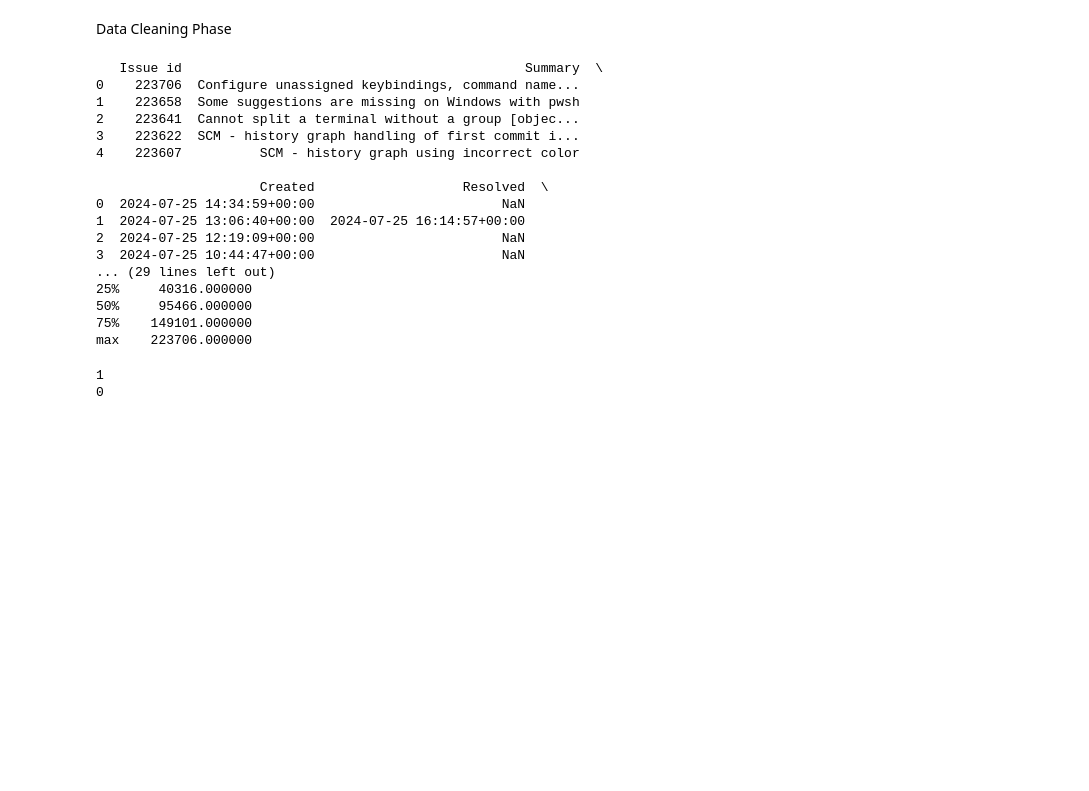
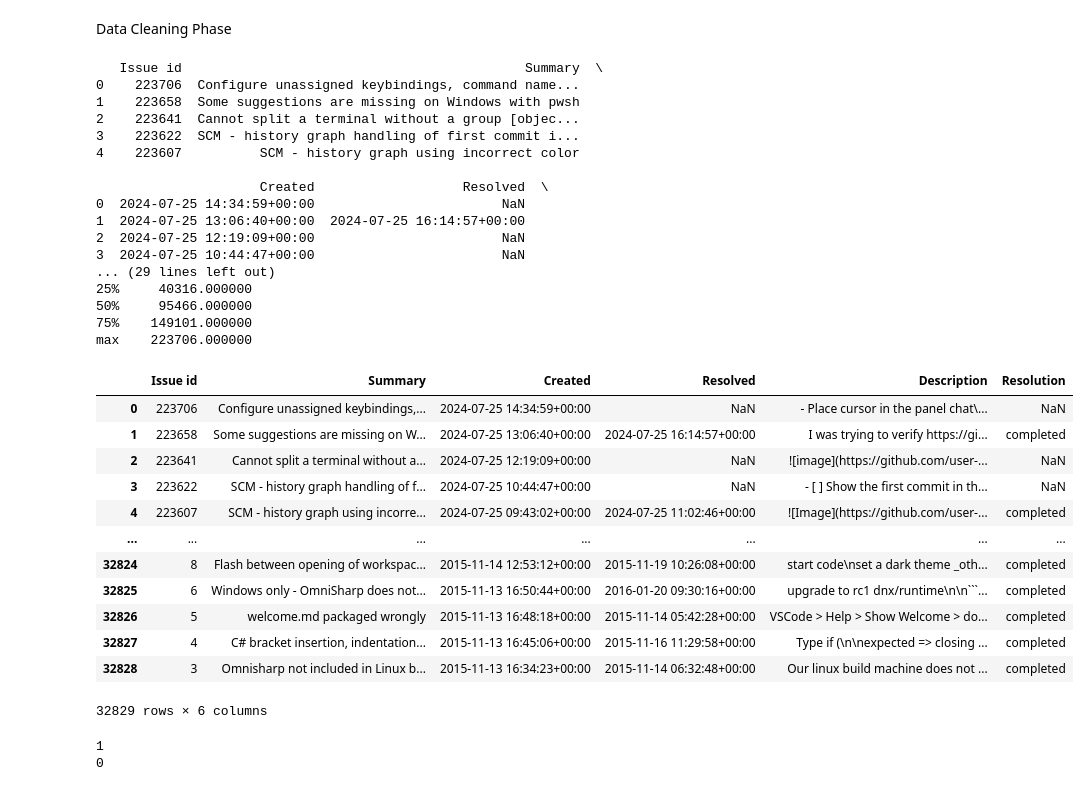
Before and after one commit to oloriafin/TeamQuals, a Jupyter notebook: project.ipynb, the cells around one changed output. Cells and saved outputs as stored; diff of their text form; code cells hidden in the pictures; blank space fills up the shorter version.

````diff
--- a/project.ipynb
+++ b/project.ipynb
@@ -5,26 +5,40 @@ import pandas as pd
 # %%
 dt = pd.read_csv('vscode_bugs.csv')
 print(dt.head())
 print(f"\n {dt.info()}")
 print(f"\n{dt.describe()}")
+dt
 # %% [output]
    Issue id                                            Summary  \
 0    223706  Configure unassigned keybindings, command name...
 1    223658  Some suggestions are missing on Windows with pwsh
 2    223641  Cannot split a terminal without a group [objec...
 3    223622  SCM - history graph handling of first commit i...
 4    223607          SCM - history graph using incorrect color
 
                      Created                   Resolved  \
 0  2024-07-25 14:34:59+00:00                        NaN
 1  2024-07-25 13:06:40+00:00  2024-07-25 16:14:57+00:00
 2  2024-07-25 12:19:09+00:00                        NaN
 3  2024-07-25 10:44:47+00:00                        NaN
 ... (29 lines left out)
 25%     40316.000000
 50%     95466.000000
 75%    149101.000000
 max    223706.000000
+|  | Issue id | Summary | Created | Resolved | Description | Resolution |
+| 0 | 223706 | Configure unassigned keybindings,... | 2024-07-25 14:34:59+00:00 | NaN | - Place cursor in the panel chat\... | NaN |
+| 1 | 223658 | Some suggestions are missing on W... | 2024-07-25 13:06:40+00:00 | 2024-07-25 16:14:57+00:00 | I was trying to verify https://gi... | completed |
+| 2 | 223641 | Cannot split a terminal without a... | 2024-07-25 12:19:09+00:00 | NaN | ![image](https://github.com/user-... | NaN |
+| 3 | 223622 | SCM - history graph handling of f... | 2024-07-25 10:44:47+00:00 | NaN | - [ ] Show the first commit in th... | NaN |
+| 4 | 223607 | SCM - history graph using incorre... | 2024-07-25 09:43:02+00:00 | 2024-07-25 11:02:46+00:00 | ![Image](https://github.com/user-... | completed |
+| ... | ... | ... | ... | ... | ... | ... |
+| 32824 | 8 | Flash between opening of workspac... | 2015-11-14 12:53:12+00:00 | 2015-11-19 10:26:08+00:00 | start code\nset a dark theme _oth... | completed |
+| 32825 | 6 | Windows only - OmniSharp does not... | 2015-11-13 16:50:44+00:00 | 2016-01-20 09:30:16+00:00 | upgrade to rc1 dnx/runtime\n\n```... | completed |
+| 32826 | 5 | welcome.md packaged wrongly | 2015-11-13 16:48:18+00:00 | 2015-11-14 05:42:28+00:00 | VSCode > Help > Show Welcome > do... | completed |
+| 32827 | 4 | C# bracket insertion, indentation... | 2015-11-13 16:45:06+00:00 | 2015-11-16 11:29:58+00:00 | Type if (\n\nexpected => closing ... | completed |
+| 32828 | 3 | Omnisharp not included in Linux b... | 2015-11-13 16:34:23+00:00 | 2015-11-14 06:32:48+00:00 | Our linux build machine does not ... | completed |
+32829 rows × 6 columns
 # %%
 print(dt.duplicated().sum()) #to count the number of duplicated rows if exist
 dt.drop_duplicates(inplace=True)   #to remove the duplicates
````
Also changed, not shown: parts of 6 cells of this notebook.
